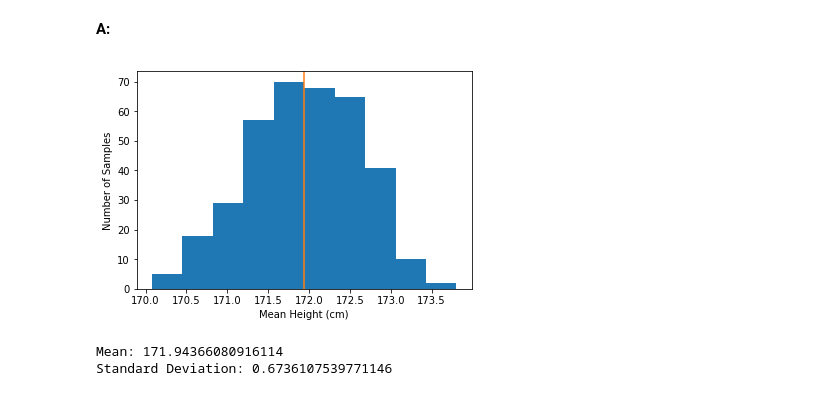
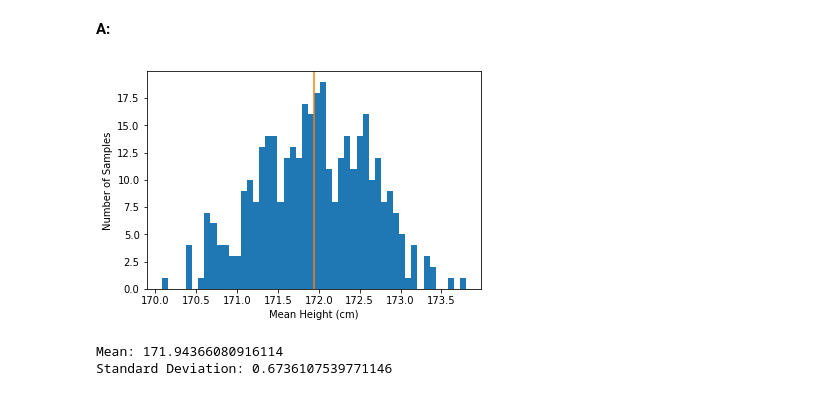
Before and after one commit to connormca12/Springboard-Projects, a Jupyter notebook: frequentist_statistics/inferential_statistics_1a-Q6.25.ipynb, the cells around one changed output. Drawn from its saved outputs; the diff is of its cells as text; code cells hidden in the pictures.

```diff
--- a/frequentist_statistics/inferential_statistics_1a-Q6.25.ipynb
+++ b/frequentist_statistics/inferential_statistics_1a-Q6.25.ipynb
@@ -251,13 +251,13 @@ seed(47)
 town_samples = pd.DataFrame({'meanheight': [townsfolk_sampler(50).mean() for i in range(365)]})
 # %%
 # Plot figure
-_ = plt.hist(town_samples.meanheight)
+_ = plt.hist(town_samples.meanheight, bins=50)
 _ = plt.axvline(town_samples.meanheight.mean(),color='C1')
 _ = plt.xlabel('Mean Height (cm)')
 _ = plt.ylabel('Number of Samples')
 plt.show()
 # %% [output]
-[figure, old version]
+[figure, new version]
 # %%
 # Calculate mean and standard deviation
 dist_mean = np.mean(town_samples.meanheight)
```
Also changed, not shown: parts of 8 cells of this notebook, 2 other files.
